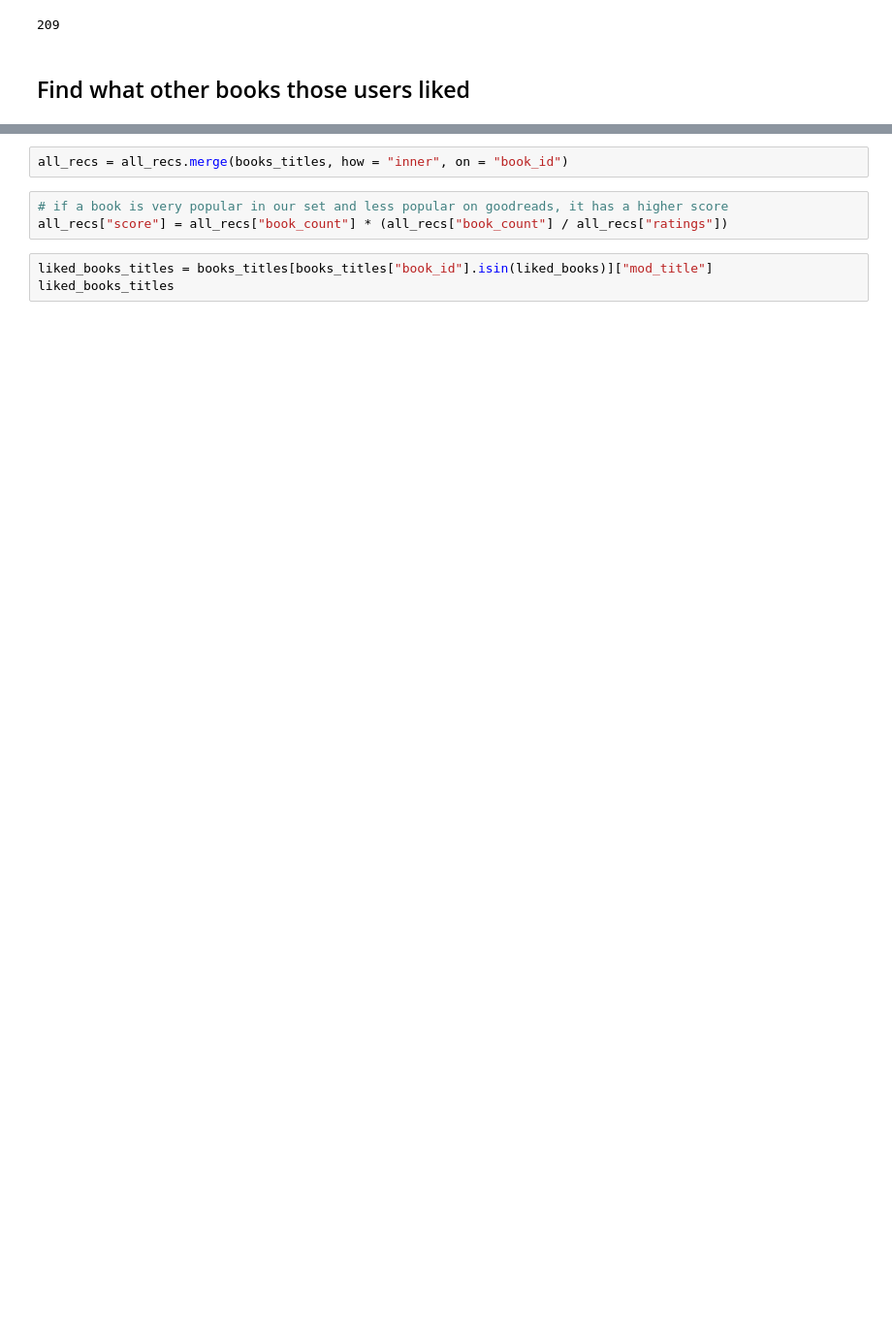
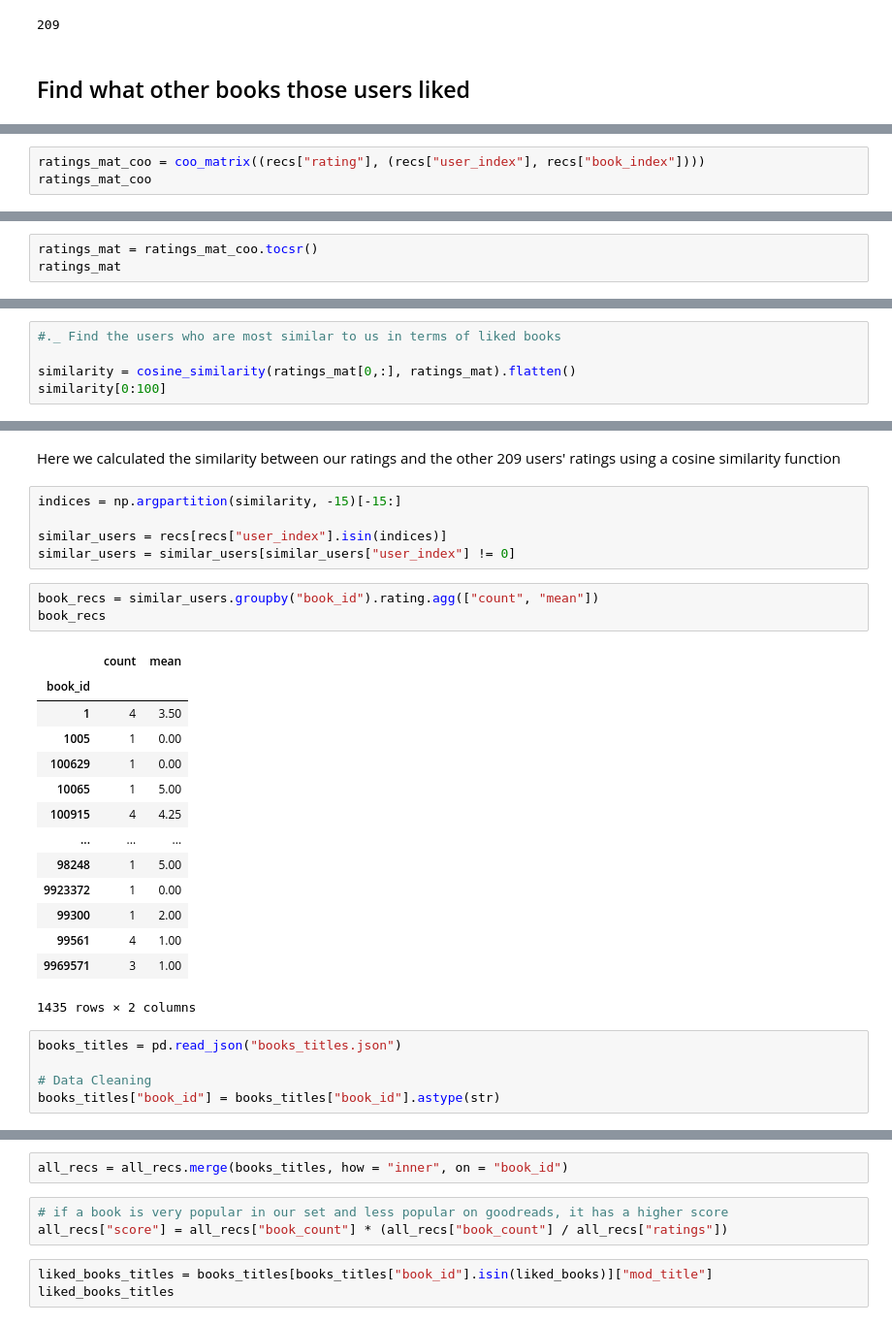
Before and after one commit to ramirit0/book-recommendation-engine, a Jupyter notebook: recommend.ipynb, the cells around one changed output, grey strips where cells are left out. Shown: that part at 97% size. Saved outputs shown, nothing was run; the diff lists cells and outputs as text; blank space fills up the shorter version.

```diff
--- a/recommend.ipynb
+++ b/recommend.ipynb
@@ -192,0 +149,3 @@ all_recs
+# %%
+ratings_mat_coo = coo_matrix((recs["rating"], (recs["user_index"], recs["book_index"])))
+ratings_mat_coo
@@ -192,0 +155,3 @@ all_recs
+# %%
+ratings_mat = ratings_mat_coo.tocsr()
+ratings_mat
@@ -192,0 +163,5 @@ all_recs
+# %%
+#._ Find the users who are most similar to us in terms of liked books
+
+similarity = cosine_similarity(ratings_mat[0,:], ratings_mat).flatten()
+similarity[0:100]
@@ -192,0 +189,30 @@ all_recs
+# %% [markdown]
+Here we calculated the similarity between our ratings and the other 209 users' ratings using a cosine similarity function
+# %%
+indices = np.argpartition(similarity, -15)[-15:]
+
+similar_users = recs[recs["user_index"].isin(indices)]
+similar_users = similar_users[similar_users["user_index"] != 0]
+# %%
+book_recs = similar_users.groupby("book_id").rating.agg(["count", "mean"])
+book_recs
+# %% [output]
+|  | count | mean |
+| book_id |  |  |
+| 1 | 4 | 3.50 |
+| 1005 | 1 | 0.00 |
+| 100629 | 1 | 0.00 |
+| 10065 | 1 | 5.00 |
+| 100915 | 4 | 4.25 |
+| ... | ... | ... |
+| 98248 | 1 | 5.00 |
+| 9923372 | 1 | 0.00 |
+| 99300 | 1 | 2.00 |
+| 99561 | 4 | 1.00 |
+| 9969571 | 3 | 1.00 |
+1435 rows × 2 columns
+# %%
+books_titles = pd.read_json("books_titles.json")
+
+# Data Cleaning
+books_titles["book_id"] = books_titles["book_id"].astype(str)
```
Also changed, not shown: parts of 26 cells of this notebook, 2 other files.
